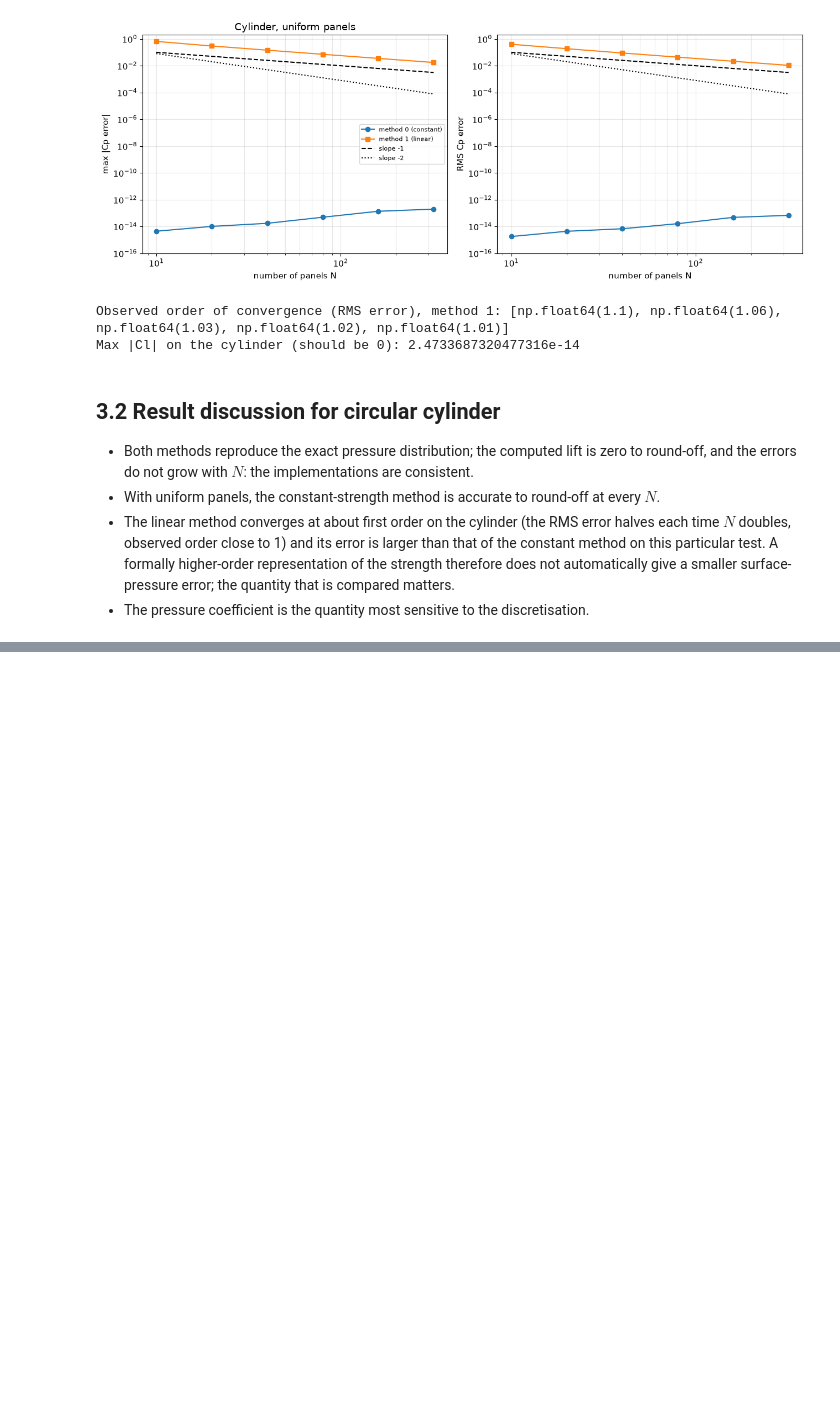
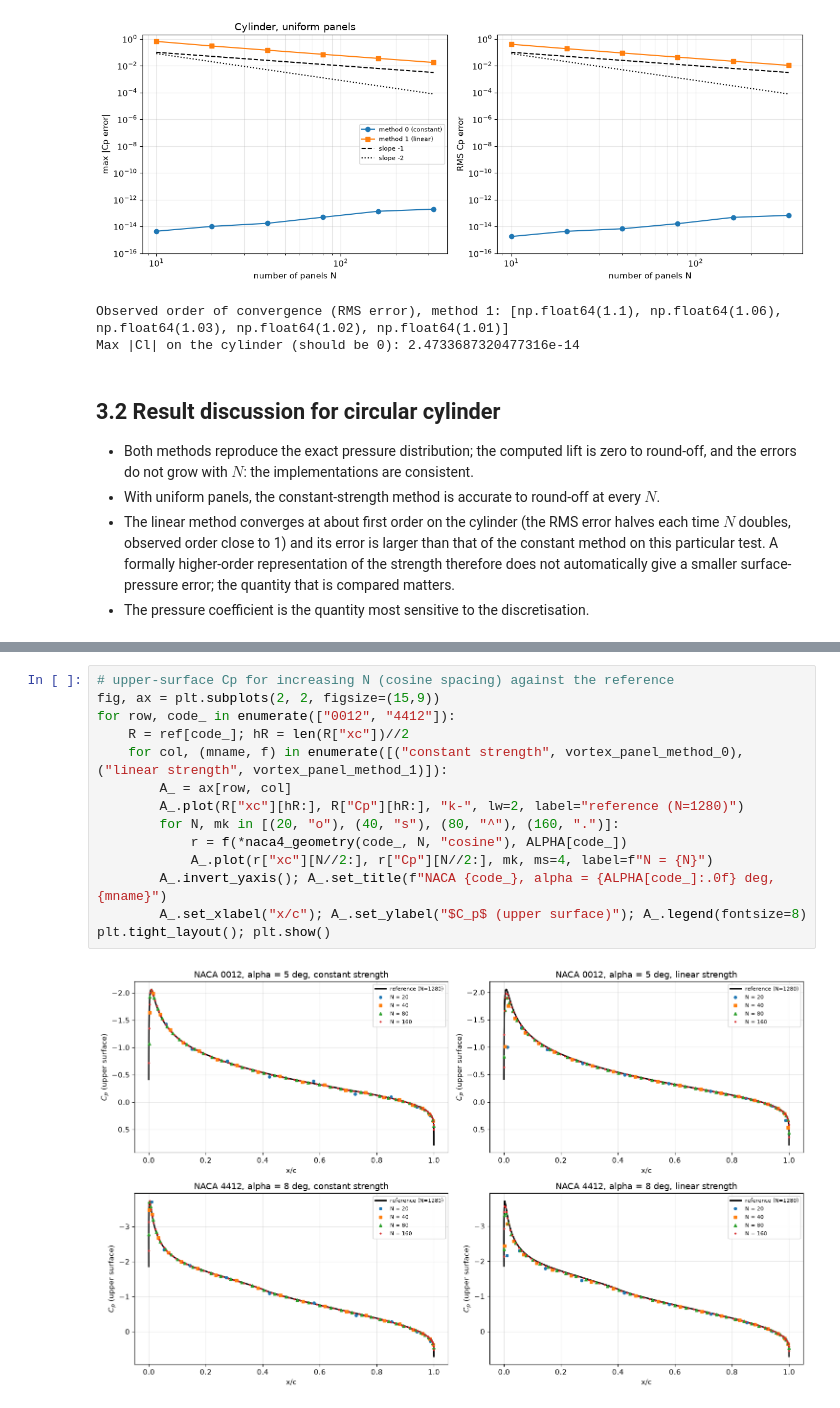
Before and after one commit to Anchalb17/AE611_2026, a Jupyter notebook: Anchal Bhupal Vortex Panel Methods assignment.ipynb, the cells around one changed output, grey strips where cells are left out. Saved outputs shown, nothing was run; the diff lists cells and outputs as text; blank space fills up the shorter version.

```diff
--- a/Anchal Bhupal Vortex Panel Methods assignment.ipynb
+++ b/Anchal Bhupal Vortex Panel Methods assignment.ipynb
@@ -333,0 +396,16 @@ Max |Cl| on the cylinder (should be 0): 2.4733687320477316e-14
+# %%
+# upper-surface Cp for increasing N (cosine spacing) against the reference
+fig, ax = plt.subplots(2, 2, figsize=(15,9))
+for row, code_ in enumerate(["0012", "4412"]):
+    R = ref[code_]; hR = len(R["xc"])//2
+    for col, (mname, f) in enumerate([("constant strength", vortex_panel_method_0), ("linear strength", vortex_panel_method_1)]):
+        A_ = ax[row, col]
+        A_.plot(R["xc"][hR:], R["Cp"][hR:], "k-", lw=2, label="reference (N=1280)")
+        for N, mk in [(20, "o"), (40, "s"), (80, "^"), (160, ".")]:
+            r = f(*naca4_geometry(code_, N, "cosine"), ALPHA[code_])
+            A_.plot(r["xc"][N//2:], r["Cp"][N//2:], mk, ms=4, label=f"N = {N}")
+        A_.invert_yaxis(); A_.set_title(f"NACA {code_}, alpha = {ALPHA[code_]:.0f} deg, {mname}")
+        A_.set_xlabel("x/c"); A_.set_ylabel("$C_p$ (upper surface)"); A_.legend(fontsize=8)
+plt.tight_layout(); plt.show()
+# %% [output]
+[figure, added]
```
Also changed, not shown: parts of 12 cells of this notebook.
